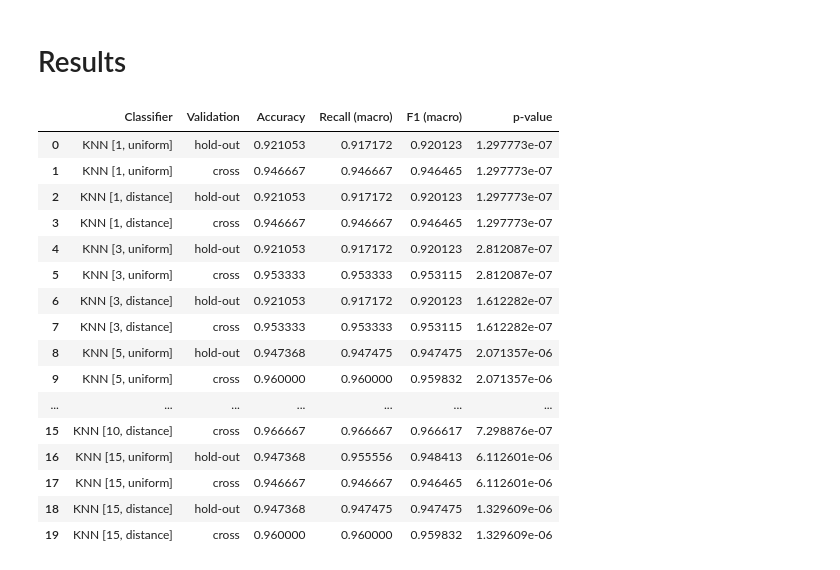
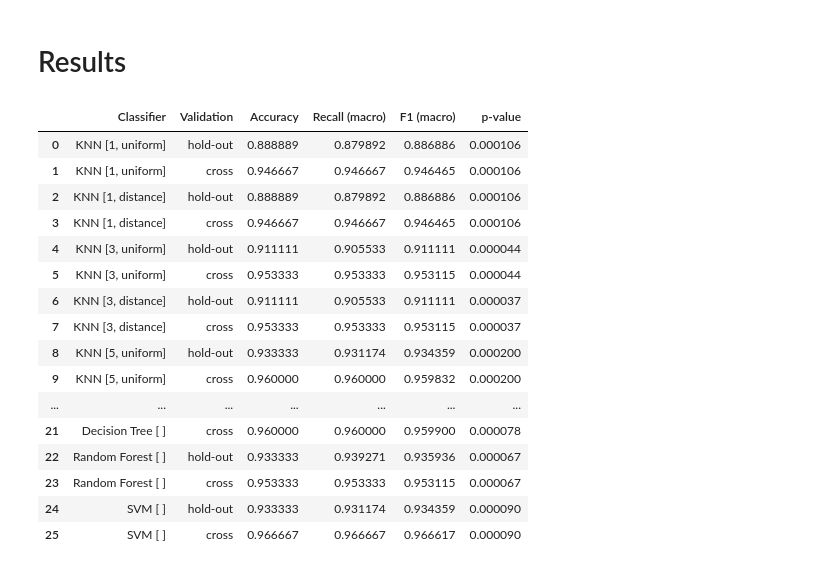
Before and after one commit to hoverslam/ml-projects, a Jupyter notebook: iris/iris.ipynb, the cells around one changed output. Cells and saved outputs as stored; diff of their text form; code cells hidden in the pictures.

Commit message:
add decision tree, random forest and svm

```diff
--- a/iris/iris.ipynb
+++ b/iris/iris.ipynb
@@ -159,13 +161,25 @@ knn_classifiers = {
 # Decision Tree
 # [TODO] dictonary with different hyperparameters
 # either Decision tree or Random Forest -> both tree search algorithms
+
+decision_tree = {
+    "Decision Tree [ ]": DecisionTreeClassifier(random_state=30)
+}
 # %%
 # Random Forest
 # [TODO] dictonary with different hyperparameters
 # either Decision tree or Random Forest -> both tree search algorithms
+
+random_forest = {
+    "Random Forest [ ]": RandomForestClassifier(max_depth=2, random_state=0)
+}
 # %%
 # Support Vector Machines
 # [TODO] dictonary with different hyperparameters
+
+svm = {
+    "SVM [ ]": svm.SVC()
+}
 # %% [markdown]
 # Training and validation
 # %%
@@ -178,7 +192,7 @@ knn_classifiers = {
 ## Hold-out
 # %%
 def holdout(clf, X_train, y_train):
-    X_train, X_val, y_train, y_val = train_test_split(X_train, y_train, random_state=30)
+    X_train, X_val, y_train, y_val = train_test_split(X_train, y_train, test_size=0.3, random_state=30)
 
     model = clf.fit(X_train, y_train)
 
@@ -202,38 +216,39 @@ def cross_validation(clf, X_train, y_train):
 # Results
 # %%
 def evaluate_classifiers(clf_dict, X_train, y_train):
-    baseline = DummyClassifier(strategy="most_frequent", random_state=30)
+    baseline = DummyClassifier(strategy="uniform", random_state=30)
     baseline.fit(X_train, y_train)
 
     results = list()
     for i, (key, clf) in enumerate(clf_dict.items()):
         _, p = paired_ttest_5x2cv(estimator1=baseline, estimator2=clf, X=X_train, y=y_train, scoring='accuracy', random_seed=30)
         accuracy, recall, f1, model = holdout(clf, X_train, y_train)
         results.append([key, "hold-out", accuracy, recall, f1, p, model])
         accuracy, recall, f1, model = cross_validation(clf, X_train, y_train)
         results.append([key, "cross", accuracy, recall, f1, p, model])
 
     return(results)
 
-results = evaluate_classifiers(knn_classifiers, X_scaled, y_encoded)
+all_classifiers = knn | decision_tree | random_forest | svm
+results = evaluate_classifiers(all_classifiers, X_scaled, y_encoded)
 results_df = pd.DataFrame(results, columns=['Classifier', 'Validation', "Accuracy", "Recall (macro)", "F1 (macro)", "p-value", "Model"])
 results_df.drop("Model", axis=1, inplace=True)
 results_df
 # %% [output]
 |  | Classifier | Validation | Accuracy | Recall (macro) | F1 (macro) | p-value |
-| 0 | KNN [1, uniform] | hold-out | 0.921053 | 0.917172 | 0.920123 | 1.297773e-07 |
-| 1 | KNN [1, uniform] | cross | 0.946667 | 0.946667 | 0.946465 | 1.297773e-07 |
-| 2 | KNN [1, distance] | hold-out | 0.921053 | 0.917172 | 0.920123 | 1.297773e-07 |
-| 3 | KNN [1, distance] | cross | 0.946667 | 0.946667 | 0.946465 | 1.297773e-07 |
-| 4 | KNN [3, uniform] | hold-out | 0.921053 | 0.917172 | 0.920123 | 2.812087e-07 |
-| 5 | KNN [3, uniform] | cross | 0.953333 | 0.953333 | 0.953115 | 2.812087e-07 |
-| 6 | KNN [3, distance] | hold-out | 0.921053 | 0.917172 | 0.920123 | 1.612282e-07 |
-| 7 | KNN [3, distance] | cross | 0.953333 | 0.953333 | 0.953115 | 1.612282e-07 |
-| 8 | KNN [5, uniform] | hold-out | 0.947368 | 0.947475 | 0.947475 | 2.071357e-06 |
-| 9 | KNN [5, uniform] | cross | 0.960000 | 0.960000 | 0.959832 | 2.071357e-06 |
+| 0 | KNN [1, uniform] | hold-out | 0.888889 | 0.879892 | 0.886886 | 0.000106 |
+| 1 | KNN [1, uniform] | cross | 0.946667 | 0.946667 | 0.946465 | 0.000106 |
+| 2 | KNN [1, distance] | hold-out | 0.888889 | 0.879892 | 0.886886 | 0.000106 |
+| 3 | KNN [1, distance] | cross | 0.946667 | 0.946667 | 0.946465 | 0.000106 |
+| 4 | KNN [3, uniform] | hold-out | 0.911111 | 0.905533 | 0.911111 | 0.000044 |
+| 5 | KNN [3, uniform] | cross | 0.953333 | 0.953333 | 0.953115 | 0.000044 |
+| 6 | KNN [3, distance] | hold-out | 0.911111 | 0.905533 | 0.911111 | 0.000037 |
+| 7 | KNN [3, distance] | cross | 0.953333 | 0.953333 | 0.953115 | 0.000037 |
+| 8 | KNN [5, uniform] | hold-out | 0.933333 | 0.931174 | 0.934359 | 0.000200 |
+| 9 | KNN [5, uniform] | cross | 0.960000 | 0.960000 | 0.959832 | 0.000200 |
 | ... | ... | ... | ... | ... | ... | ... |
-| 15 | KNN [10, distance] | cross | 0.966667 | 0.966667 | 0.966617 | 7.298876e-07 |
-| 16 | KNN [15, uniform] | hold-out | 0.947368 | 0.955556 | 0.948413 | 6.112601e-06 |
-| 17 | KNN [15, uniform] | cross | 0.946667 | 0.946667 | 0.946465 | 6.112601e-06 |
-| 18 | KNN [15, distance] | hold-out | 0.947368 | 0.947475 | 0.947475 | 1.329609e-06 |
-| 19 | KNN [15, distance] | cross | 0.960000 | 0.960000 | 0.959832 | 1.329609e-06 |
+| 21 | Decision Tree [ ] | cross | 0.960000 | 0.960000 | 0.959900 | 0.000078 |
+| 22 | Random Forest [ ] | hold-out | 0.933333 | 0.939271 | 0.935936 | 0.000067 |
+| 23 | Random Forest [ ] | cross | 0.953333 | 0.953333 | 0.953115 | 0.000067 |
+| 24 | SVM [ ] | hold-out | 0.933333 | 0.931174 | 0.934359 | 0.000090 |
+| 25 | SVM [ ] | cross | 0.966667 | 0.966667 | 0.966617 | 0.000090 |
```
Also changed, not shown: parts of 4 cells of this notebook.
